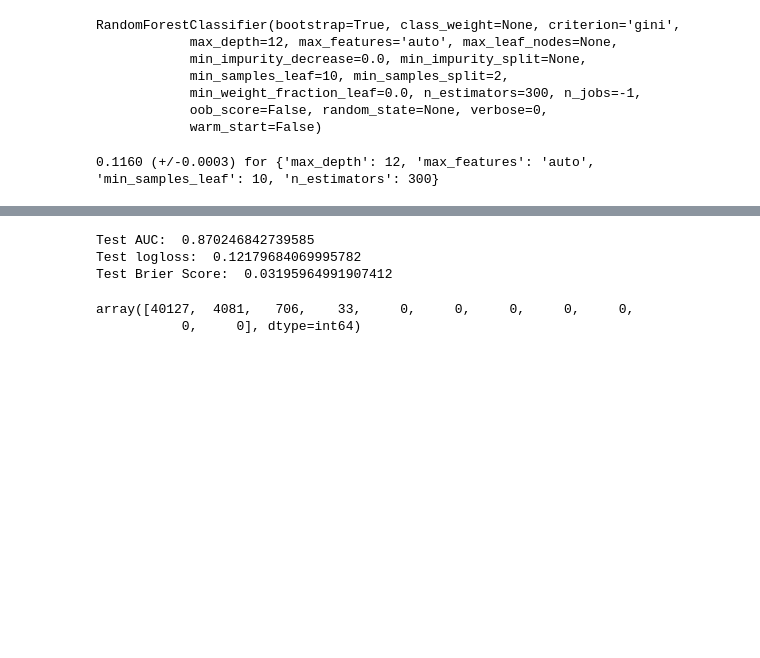
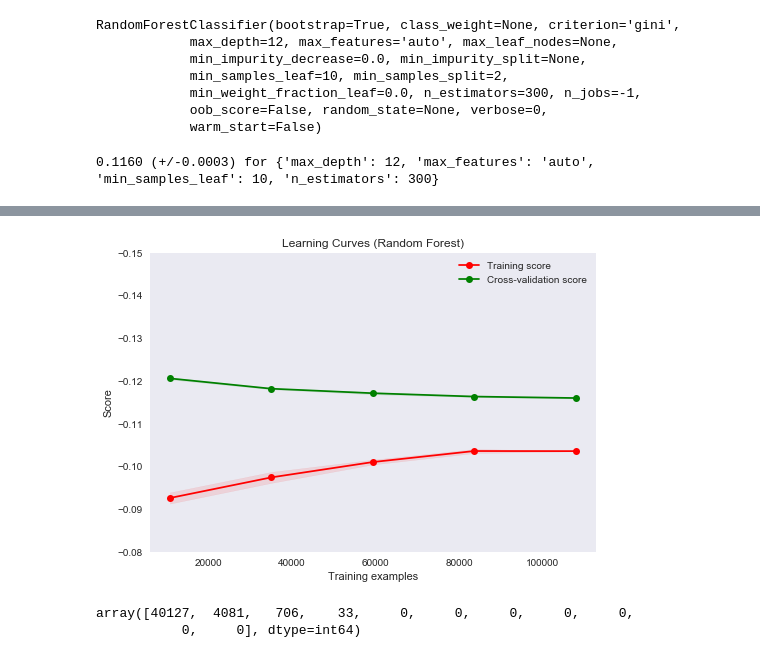
Before and after one commit to honshu77/DSA_project, a Jupyter notebook: IPUMS.ipynb, the cells around one changed output, grey strips where cells are left out. Saved outputs shown, nothing was run; the diff lists cells and outputs as text; code cells hidden in the pictures; blank space fills up the shorter version.

```diff
--- a/IPUMS.ipynb
+++ b/IPUMS.ipynb
@@ -1106,7 +1188,7 @@ param_grid_RF = {
     'max_depth': [12],
     'min_samples_leaf': [10],
     'max_features': ['auto'],
-    'n_estimators': [300],
+    'n_estimators': [300]
     }
 # %%
 RandForest = RandomForestClassifier(n_jobs=-1)
@@ -1144,3 +1226,7 @@ for mean, std, params in zip(means, stds, grid_RF.cv_results_['params']):
    % (mean, std * 2, params))
 # %% [output]
 0.1160 (+/-0.0003) for {'max_depth': 12, 'max_features': 'auto', 'min_samples_leaf': 10, 'n_estimators': 300}
+# %%
+title = "Learning Curves (Random Forest)"
+plot_learning_curve(grid_RF.best_estimator_, title, X_train, y_train, ylim=(-0.08, -0.15), cv=kfold, n_jobs=3)
+# %% [output]
@@ -1147,13 +1234,10 @@ for mean, std, params in zip(means, stds, grid_RF.cv_results_['params']):
+[figure, added]
 # %%
 y_pred = grid_RF.predict_proba(X_test)
 
 print("Test AUC: ", roc_auc_score(y_test, y_pred[:,1]))
 print("Test logloss: ", log_loss(y_test, y_pred[:,1]))
 print("Test Brier Score: ", brier_score_loss(y_test, y_pred[:,1], pos_label=1))
-# %% [output]
-Test AUC:  0.870246842739585
-Test logloss:  0.12179684069995782
-Test Brier Score:  0.03195964991907412
 # %%
 fop, mpv = calibration_curve(y_test, y_pred[:,1], n_bins=10)
 bin_total(y_test, y_pred[:,1], n_bins=10)
```
Also changed, not shown: parts of 4 cells of this notebook.
